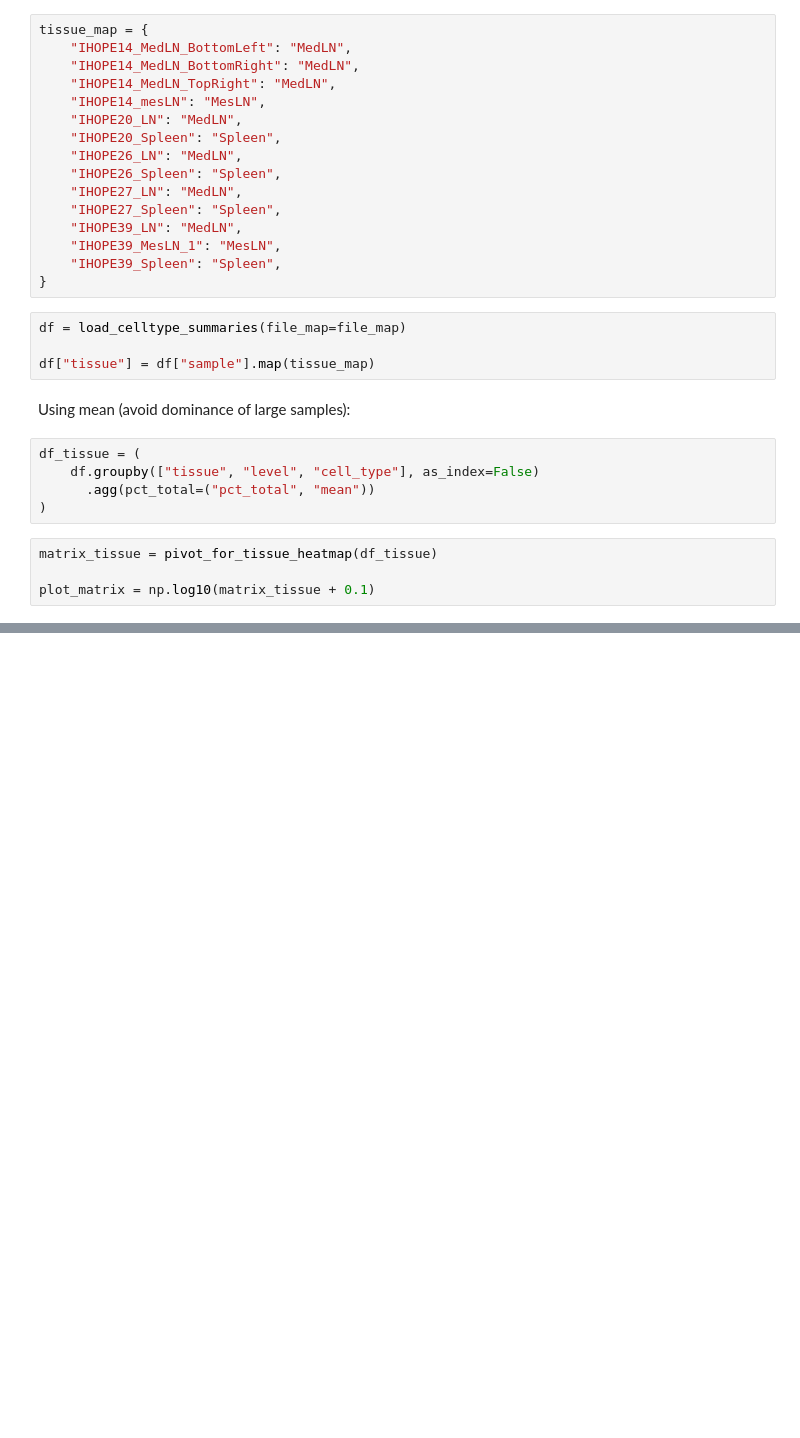
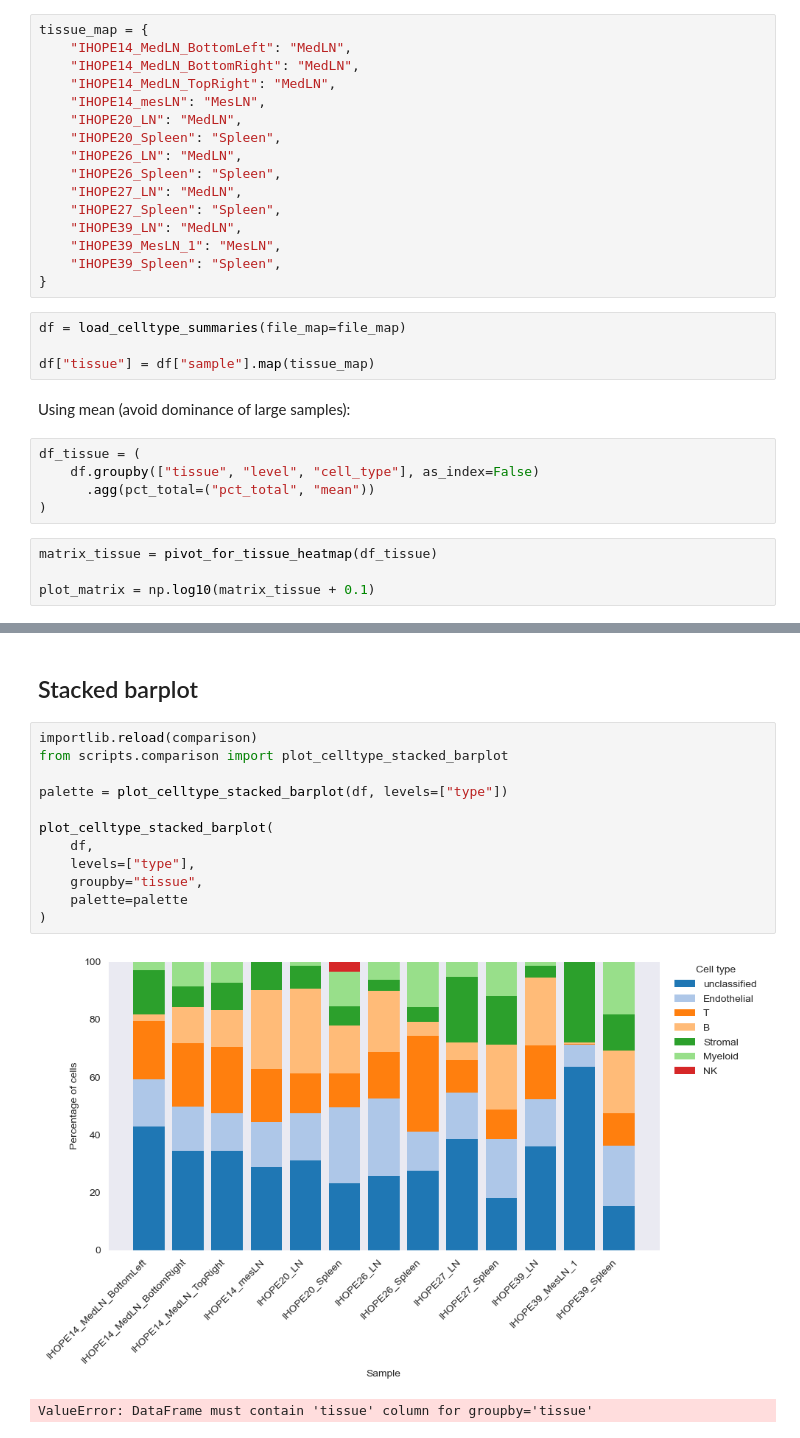
Before and after one commit to EmmyRamsesBerg/IHOPE_SpatialProteomics, a Jupyter notebook: notebooks/Sample_comparison_IHOPE.ipynb, the cells around one changed output, grey strips where cells are left out. Cells and saved outputs as stored; diff of their text form; blank space fills up the shorter version.

```diff
--- a/notebooks/Sample_comparison_IHOPE.ipynb
+++ b/notebooks/Sample_comparison_IHOPE.ipynb
@@ -118,0 +183,17 @@ plot_celltype_heatmap(
+# %% [markdown]
+## Stacked barplot
+# %%
+importlib.reload(comparison)
+from scripts.comparison import plot_celltype_stacked_barplot
+
+palette = plot_celltype_stacked_barplot(df, levels=["type"])
+
+plot_celltype_stacked_barplot(
+    df,
+    levels=["type"],
+    groupby="tissue",
+    palette=palette
+)
+# %% [output]
+[figure, added]
+ValueError: DataFrame must contain 'tissue' column for groupby='tissue'
```
Also changed, not shown: parts of 17 cells of this notebook, 1 other file.
